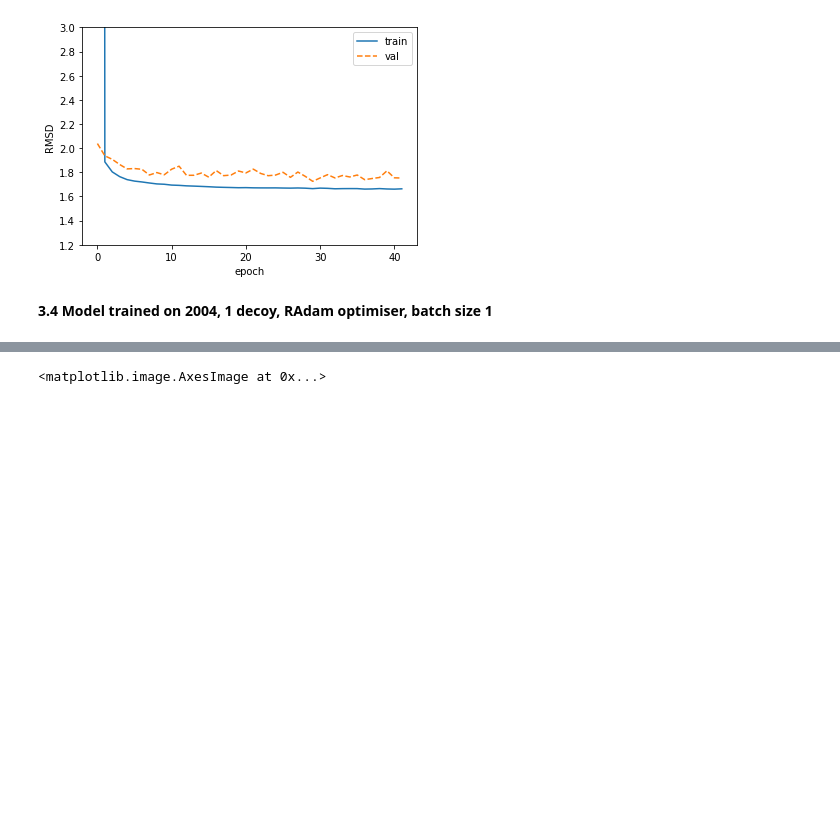
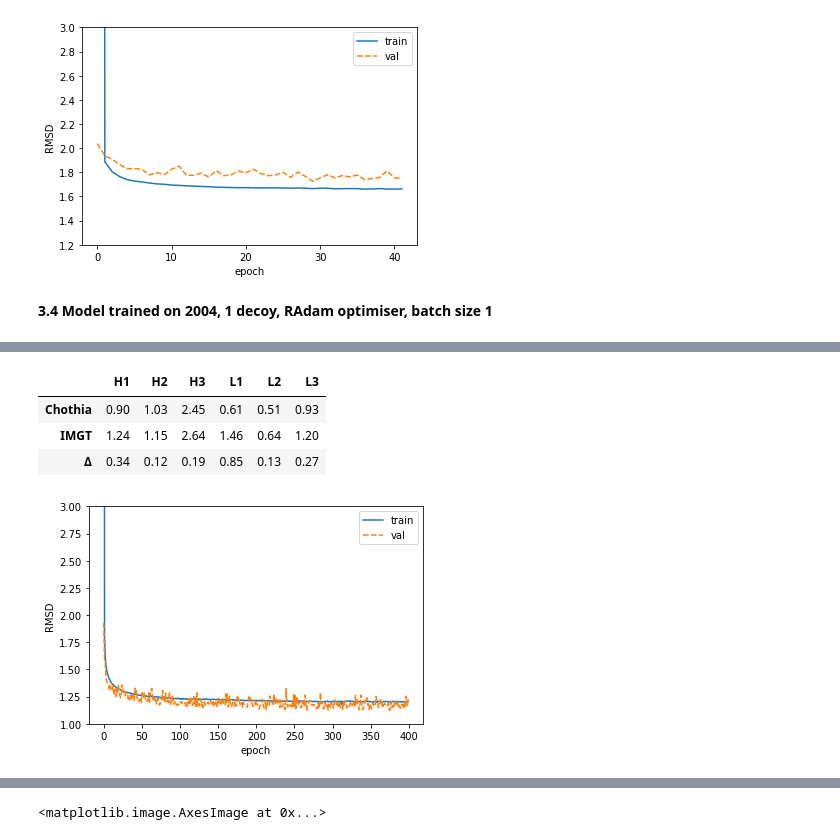
Before and after one commit to felixsihombing/ABlooper, a Jupyter notebook: analyse_training.ipynb, the cells around one changed output, grey strips where cells are left out. Saved outputs shown, nothing was run; the diff lists cells and outputs as text; code cells hidden in the pictures; blank space fills up the shorter version.

```diff
--- a/analyse_training.ipynb
+++ b/analyse_training.ipynb
@@ -143,3 +143,30 @@ cdr rmsd after 40 epochs [[1.52510417 1.61094975 3.73747039 1.76834273 0.9400447
 [figure]
 # %% [markdown]
 **3.4 Model trained on 2004, 1 decoy, RAdam optimiser, batch size 1**
+# %%
+with open('training_loss-2004-RAdam-1.json', 'r') as f:
+    losses = json.load(f)
+
+with open('training_loss-2004-RAdam-1-cont.json', 'r') as f:
+    losses2 = json.load(f)
+
+train_loss = losses['train_losses'] + losses2['train_losses']
+val_loss = losses['val_lossers'] + losses2['val_lossers']
+cdr_rmsd = losses['cdr_rmsd'] + losses2['cdr_rmsd']
+
+plt.plot(train_loss, label='train')
+plt.plot(val_loss, '--', label='val')
+plt.ylim((1,3))
+plt.legend()
+plt.ylabel('RMSD')
+plt.xlabel('epoch')
+plt.savefig('figures/train_val_losses-2004-Adam-1.png')
+
+cdr_rmsd = np.array(cdr_rmsd)
+min_h3_i = np.where(cdr_rmsd[:,2] == np.amin(cdr_rmsd[:,2]))
+print(f'best H3 RMSD: {cdr_rmsd[min_h3_i]}')
+min_val_loss_i = np.where(val_loss == np.amin(val_loss))
+print(f'RMSDs at min loss: {cdr_rmsd[min_val_loss_i]}')
+
+compare(cdr_rmsd[min_val_loss_i])
+# %% [output]
@@ -146 +175,6 @@ cdr rmsd after 40 epochs [[1.52510417 1.61094975 3.73747039 1.76834273 0.9400447
+|  | H1 | H2 | H3 | L1 | L2 | L3 |
+| Chothia | 0.90 | 1.03 | 2.45 | 0.61 | 0.51 | 0.93 |
+| IMGT | 1.24 | 1.15 | 2.64 | 1.46 | 0.64 | 1.20 |
+| Δ | 0.34 | 0.12 | 0.19 | 0.85 | 0.13 | 0.27 |
+[figure, added]
 # %%
```
Also changed, not shown: parts of 2 cells of this notebook, 4 other files.
